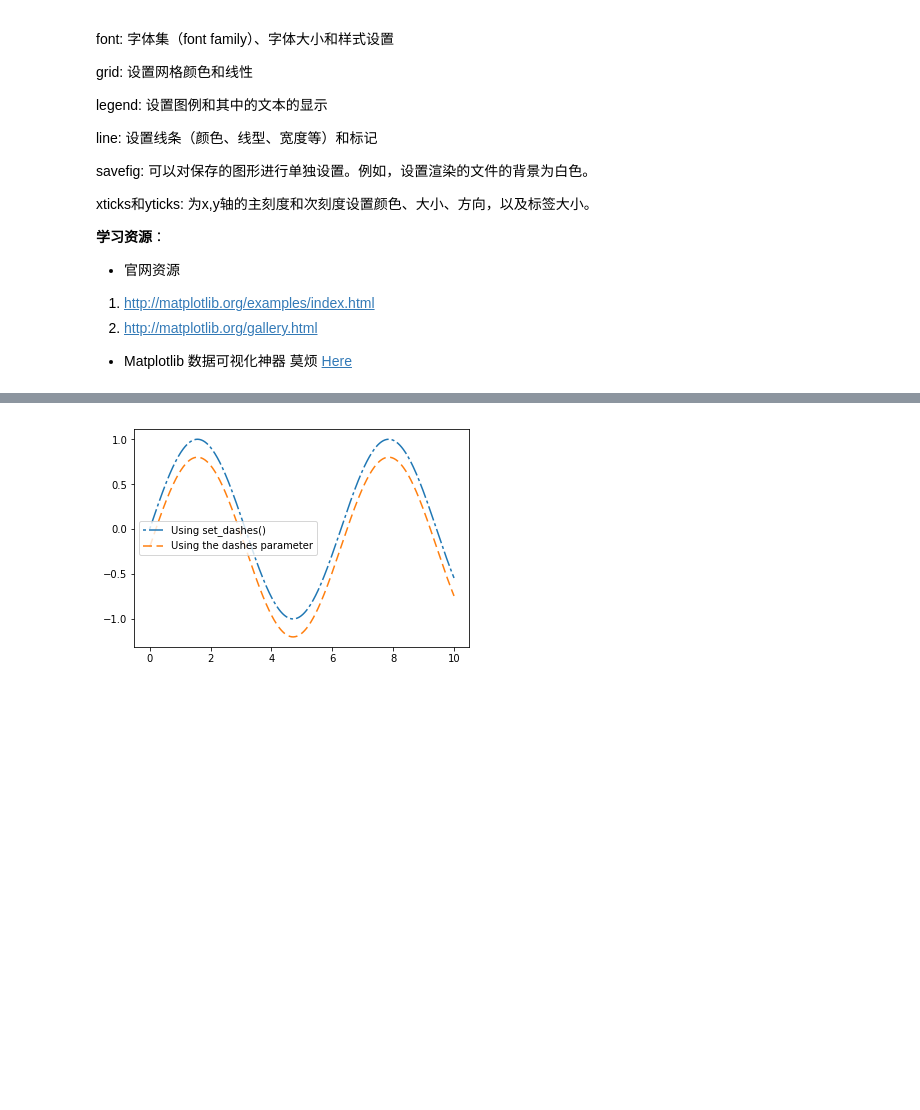
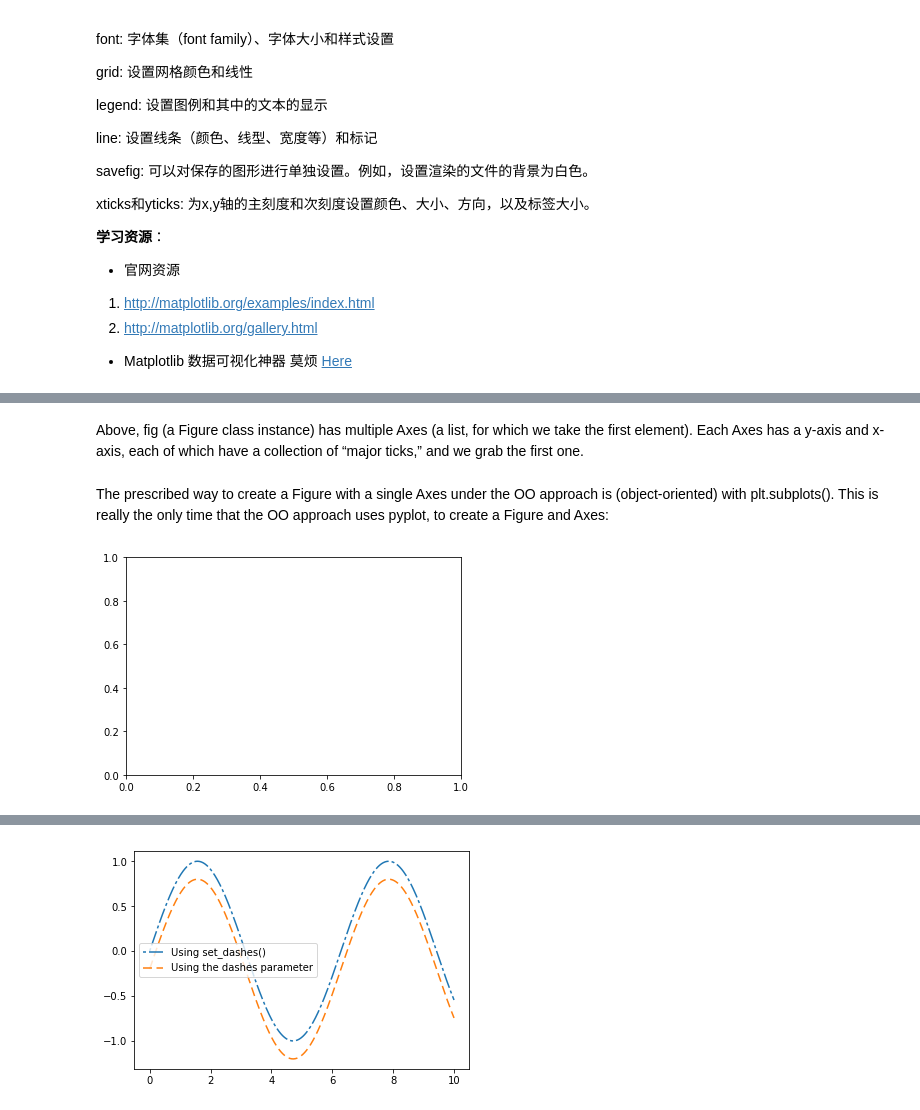
Before and after one commit to xinihe/jrxy_python_course, a Jupyter notebook: BasicSession/matplotlib_learn.ipynb, the cells around one changed output, grey strips where cells are left out. Saved outputs shown, nothing was run; the diff lists cells and outputs as text; code cells hidden in the pictures; blank space fills up the shorter version.

```diff
--- a/BasicSession/matplotlib_learn.ipynb
+++ b/BasicSession/matplotlib_learn.ipynb
@@ -40,0 +60,8 @@ import numpy as np
+# %% [markdown]
+Above, fig (a Figure class instance) has multiple Axes (a list, for which we take the first element). Each Axes has a y-axis and x-axis, each of which have a collection of “major ticks,” and we grab the first one.
+# %% [markdown]
+The prescribed way to create a Figure with a single Axes under the OO approach is (object-oriented) with plt.subplots(). This is really the only time that the OO approach uses pyplot, to create a Figure and Axes:
+# %%
+fig, ax = plt.subplots()
+# %% [output]
+[figure, added]
```
Also changed, not shown: parts of 15 cells of this notebook, 1 other file.
